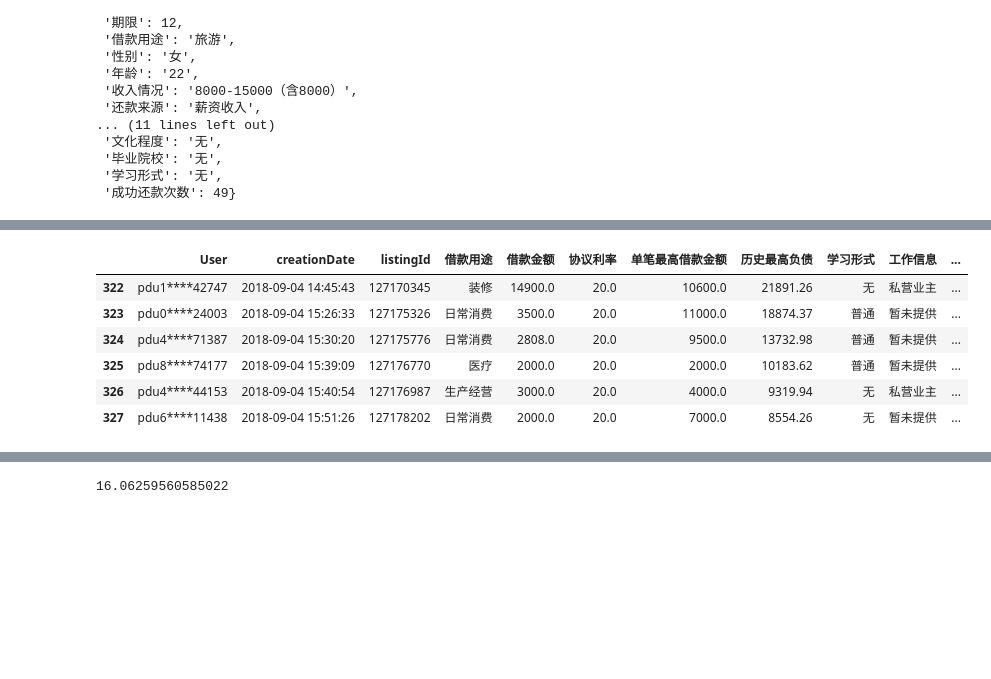
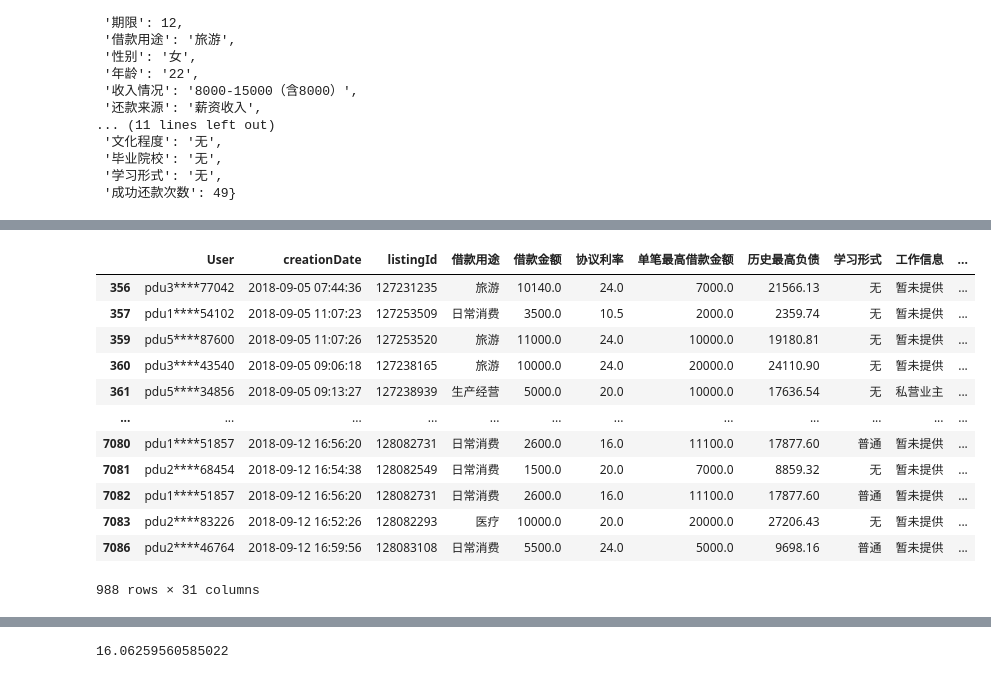
Before and after one commit to zhoukai83/ppd, a Jupyter notebook: UISimulation/test.ipynb, the cells around one changed output, grey strips where cells are left out. Saved outputs shown, nothing was run; the diff lists cells and outputs as text; code cells hidden in the pictures; blank space fills up the shorter version.

```diff
--- a/UISimulation/test.ipynb
+++ b/UISimulation/test.ipynb
@@ -3,6 +3,13 @@ import json
 from IPython.display import display
 import pandas as pd
 from pandas import DataFrame
+
+import pprint
+pp = pprint.PrettyPrinter(indent=4)
+
+pd.set_option('display.max_columns', None)
+pd.set_option('display.max_rows', 10)
+pd.set_option('display.width', 10000)
 # %%
     def change_key(item):
         key_dict = {}
@@ -233,12 +240,18 @@ df_filter.tail(3)
 | 2717 | pdu0****44337 | 2018-09-04T11:00:33 | 127138265 | NaN | 日常消费 | 1,500 | 暂无 | 20% | 2,000.00 | 7,588.31 | ... |
 # %%
 df_sim = pd.read_csv("UISimMain.csv", encoding="utf-8")
-df_sim.tail(6)
+df_sim[(df_sim["级别"] != "B") | (df_sim["期限"] != 6)]
 # %% [output]
 |  | User | creationDate | listingId | 借款用途 | 借款金额 | 协议利率 | 单笔最高借款金额 | 历史最高负债 | 学习形式 | 工作信息 | ... |
-| 322 | pdu1****42747 | 2018-09-04 14:45:43 | 127170345 | 装修 | 14900.0 | 20.0 | 10600.0 | 21891.26 | 无 | 私营业主 | ... |
-| 323 | pdu0****24003 | 2018-09-04 15:26:33 | 127175326 | 日常消费 | 3500.0 | 20.0 | 11000.0 | 18874.37 | 普通 | 暂未提供 | ... |
-| 324 | pdu4****71387 | 2018-09-04 15:30:20 | 127175776 | 日常消费 | 2808.0 | 20.0 | 9500.0 | 13732.98 | 普通 | 暂未提供 | ... |
-| 325 | pdu8****74177 | 2018-09-04 15:39:09 | 127176770 | 医疗 | 2000.0 | 20.0 | 2000.0 | 10183.62 | 普通 | 暂未提供 | ... |
-| 326 | pdu4****44153 | 2018-09-04 15:40:54 | 127176987 | 生产经营 | 3000.0 | 20.0 | 4000.0 | 9319.94 | 无 | 私营业主 | ... |
-| 327 | pdu6****11438 | 2018-09-04 15:51:26 | 127178202 | 日常消费 | 2000.0 | 20.0 | 7000.0 | 8554.26 | 无 | 暂未提供 | ... |
+| 356 | pdu3****77042 | 2018-09-05 07:44:36 | 127231235 | 旅游 | 10140.0 | 24.0 | 7000.0 | 21566.13 | 无 | 暂未提供 | ... |
+| 357 | pdu1****54102 | 2018-09-05 11:07:23 | 127253509 | 日常消费 | 3500.0 | 10.5 | 2000.0 | 2359.74 | 无 | 暂未提供 | ... |
+| 359 | pdu5****87600 | 2018-09-05 11:07:26 | 127253520 | 旅游 | 11000.0 | 24.0 | 10000.0 | 19180.81 | 无 | 暂未提供 | ... |
+| 360 | pdu3****43540 | 2018-09-05 09:06:18 | 127238165 | 旅游 | 10000.0 | 24.0 | 20000.0 | 24110.90 | 无 | 暂未提供 | ... |
+| 361 | pdu5****34856 | 2018-09-05 09:13:27 | 127238939 | 生产经营 | 5000.0 | 20.0 | 10000.0 | 17636.54 | 无 | 私营业主 | ... |
+| ... | ... | ... | ... | ... | ... | ... | ... | ... | ... | ... | ... |
+| 7080 | pdu1****51857 | 2018-09-12 16:56:20 | 128082731 | 日常消费 | 2600.0 | 16.0 | 11100.0 | 17877.60 | 普通 | 暂未提供 | ... |
+| 7081 | pdu2****68454 | 2018-09-12 16:54:38 | 128082549 | 日常消费 | 1500.0 | 20.0 | 7000.0 | 8859.32 | 无 | 暂未提供 | ... |
+| 7082 | pdu1****51857 | 2018-09-12 16:56:20 | 128082731 | 日常消费 | 2600.0 | 16.0 | 11100.0 | 17877.60 | 普通 | 暂未提供 | ... |
+| 7083 | pdu2****83226 | 2018-09-12 16:52:26 | 128082293 | 医疗 | 10000.0 | 20.0 | 20000.0 | 27206.43 | 无 | 暂未提供 | ... |
+| 7086 | pdu2****46764 | 2018-09-12 16:59:56 | 128083108 | 日常消费 | 5500.0 | 24.0 | 5000.0 | 9698.16 | 普通 | 暂未提供 | ... |
+988 rows × 31 columns
```
Also changed, not shown: parts of 8 cells of this notebook, 25 other files.
